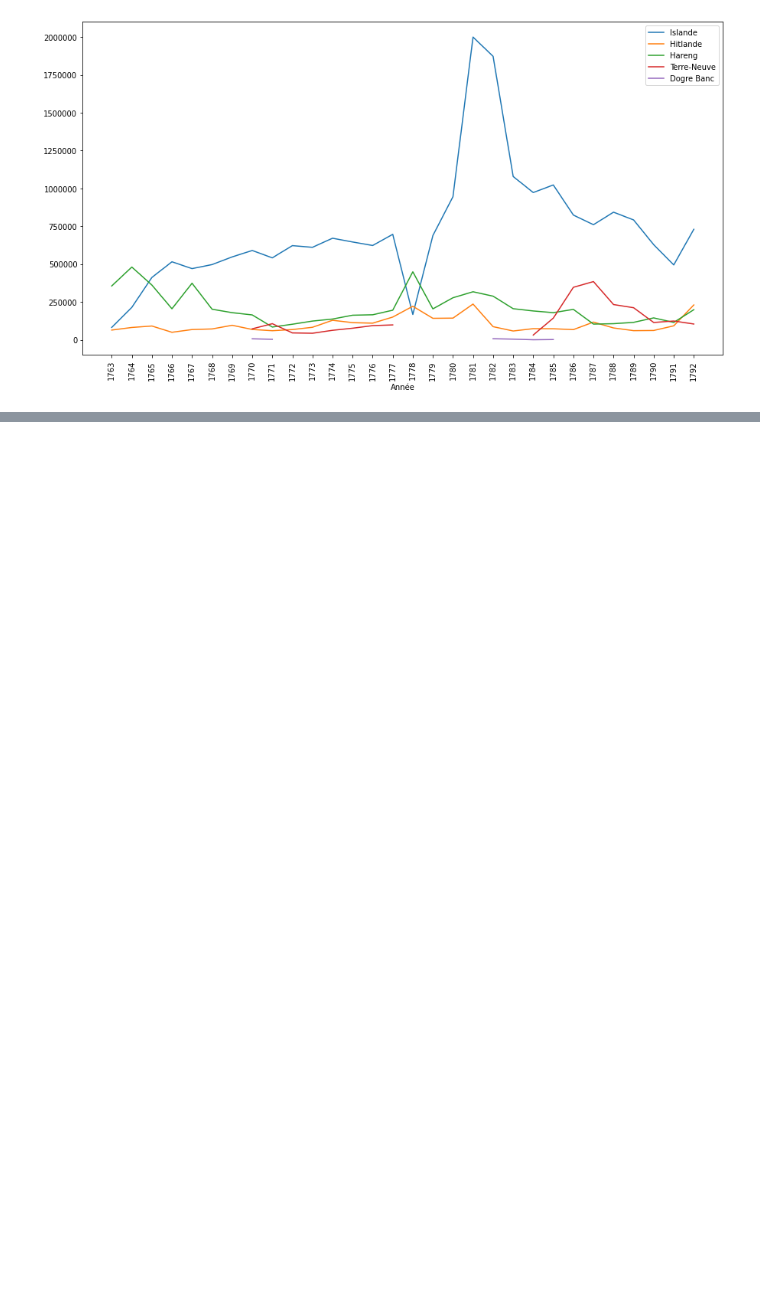
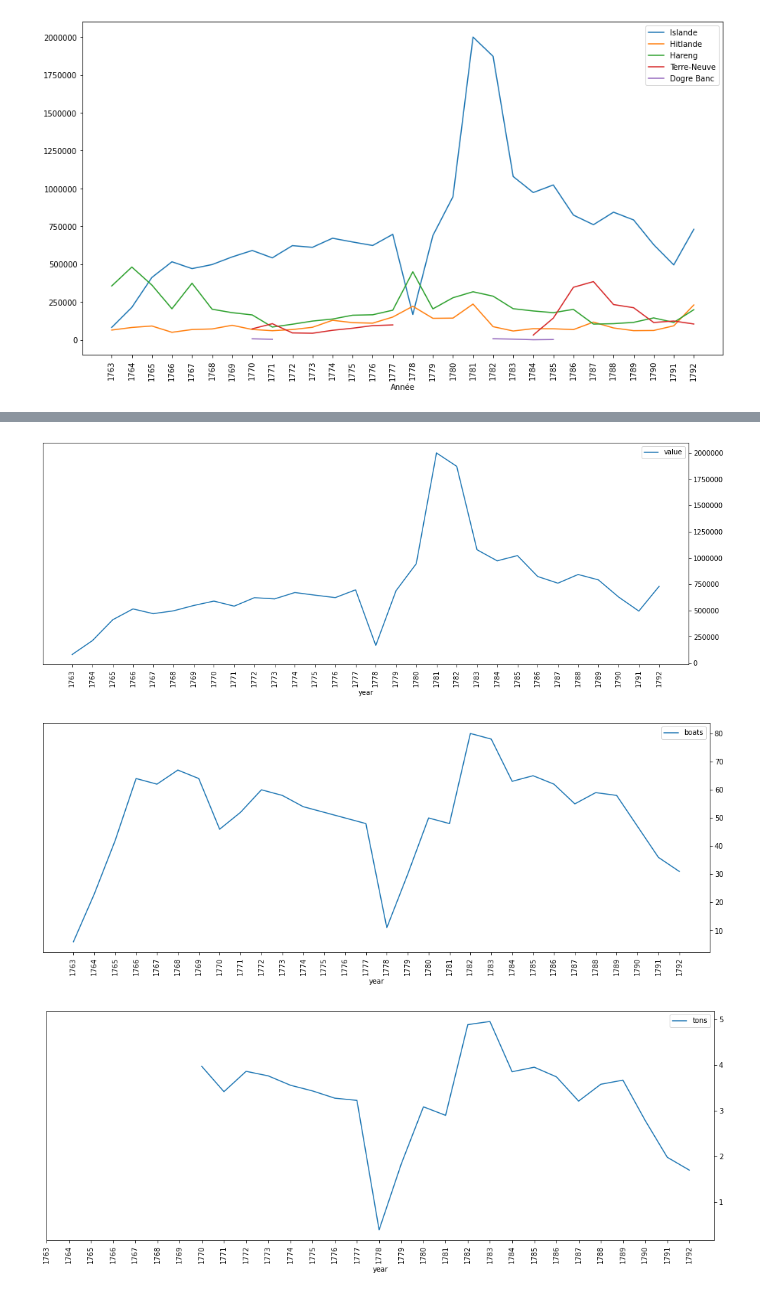
Before and after one commit to medialab/portic-datasprint-2022, a Jupyter notebook: productions/module_06/exploration_commerce_dunkerque.ipynb, the cells around one changed output, grey strips where cells are left out. Saved outputs shown, nothing was run; the diff lists cells and outputs as text; code cells hidden in the pictures; blank space fills up the shorter version.

```diff
--- a/productions/module_06/exploration_commerce_dunkerque.ipynb
+++ b/productions/module_06/exploration_commerce_dunkerque.ipynb
@@ -80,6 +81,12 @@ PECHE_DATA = get_online_csv('https://docs.google.com/spreadsheets/d/e/2PACX-1vSR
 for row in PECHE_DATA:
     for k, v in row.items():
         row[k] = int(v) if v else np.nan
+# %%
+BOATS_DATA = get_online_csv('https://docs.google.com/spreadsheets/d/e/2PACX-1vQlb_8OTEZO-cJaY_crWl-HGno5c8Sm4sEUEHXCOgOxXN9bPX-VPpzkEFwlC6tjaZhUdHAkrvIzs6Rc/pub?gid=0&single=true&output=csv')
+
+for row in BOATS_DATA:
+    for k, v in row.items():
+        row[k] = (float(v) if v else np.nan) or np.nan
 # %%
 df_peche = pd.DataFrame(data=PECHE_DATA)
 df_peche.head(10)
@@ -95,3 +102,6 @@ df_peche.head(10)
 | 7 | 1770 | 589933 | 68194 | 164453 | 72563.0 | 6636.0 |
 | 8 | 1771 | 541443 | 60004 | 84318 | 106543.0 | 3240.0 |
 | 9 | 1772 | 622111 | 67587 | 102971 | 45515.0 | NaN |
+# %%
+df_boats = pd.DataFrame(data=BOATS_DATA)
+df_boats.head(10)
@@ -103,3 +125,11 @@ ax.yaxis.set_major_formatter(lambda x, y: int(x))
 None
 # %% [output]
 [figure]
+# %%
+islande_df = pd.DataFrame(data={
+    'year': df_peche['Année'],
+    'value': df_peche['Islande'],
+    'boats': df_boats['Total nb'],
+    'tons': df_boats['Total tons']
+})
+islande_df.head(10)
@@ -105,0 +148,15 @@ None
+# %%
+def draw_line(col):
+    ax = islande_df.plot.line(figsize=(17, 6), x='year', y=col)
+    ax.set_xticks(islande_df['year'])
+    ax.set_xticklabels(islande_df['year'], rotation=90)
+    ax.yaxis.set_major_formatter(lambda x, y: int(x))
+    ax.yaxis.tick_right()
+
+draw_line('value')
+draw_line('boats')
+draw_line('tons')
+# %% [output]
+[figure, added]
+[figure, added]
+[figure, added]
```
Also changed, not shown: parts of 3 cells of this notebook.
